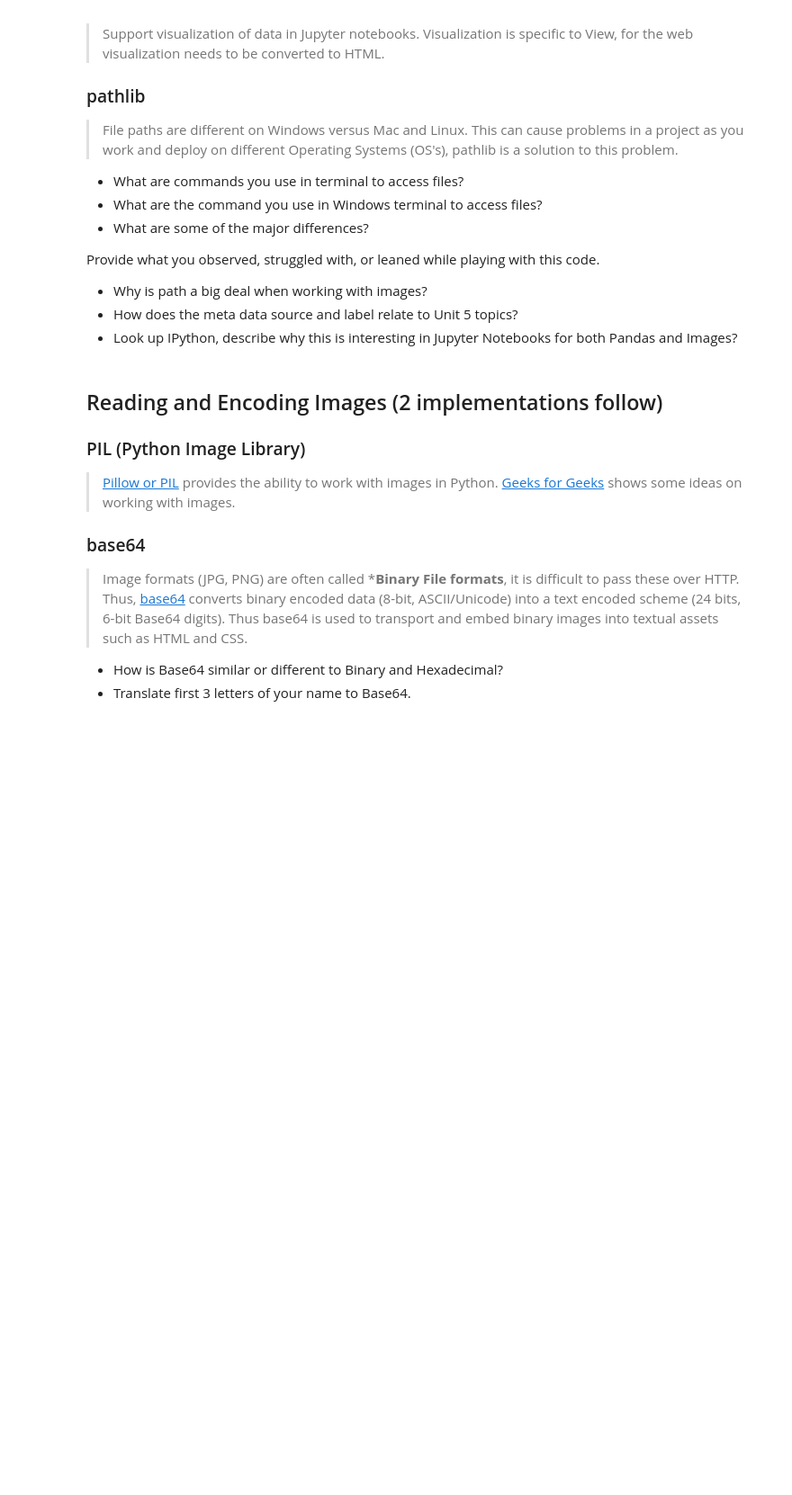
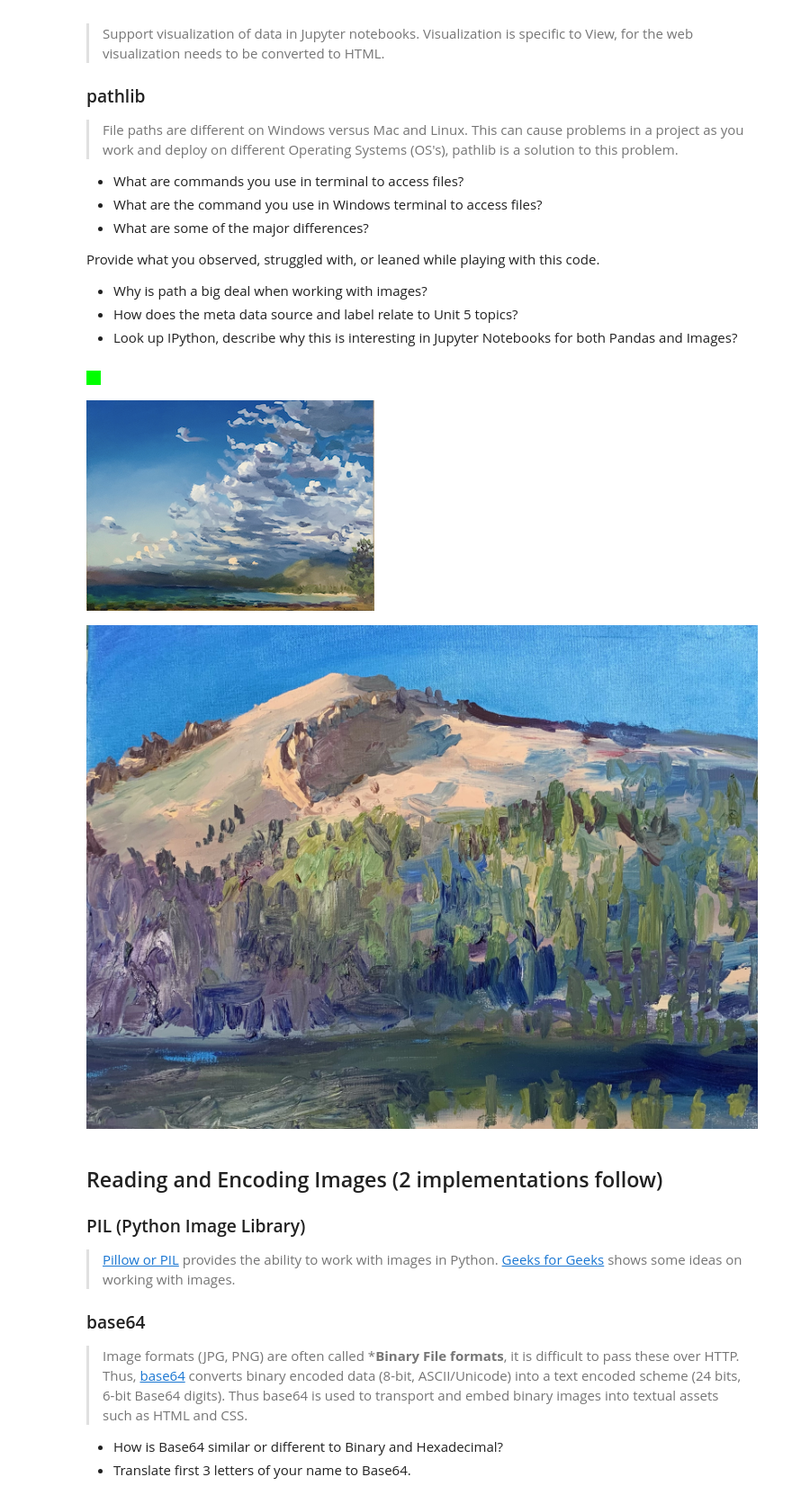
Before and after one commit to DreamerBlock/L, a Jupyter notebook: _notebooks/2023-03-07-AP-unit2-2.ipynb, the cells around one changed output. Shown at 90% size. Cells and saved outputs as stored; diff of their text form; code cells hidden in the pictures; blank space fills up the shorter version.

```diff
--- a/_notebooks/2023-03-07-AP-unit2-2.ipynb
+++ b/_notebooks/2023-03-07-AP-unit2-2.ipynb
@@ -45,34 +45,38 @@ Provide what you observed, struggled with, or leaned while playing with this cod
 # %%
 
 from IPython.display import Image, display
 from pathlib import Path  # https://medium.com/@ageitgey/python-3-quick-tip-the-easy-way-to-deal-with-file-paths-on-windows-mac-and-linux-11a072b58d5f
 
 # prepares a series of images
 def image_data(path=Path("images/"), images=None):  # path of static images is defaulted
     if images is None:  # default image
         images = [
             {'source': "Peter Carolin", 'label': "Clouds Impression", 'file': "clouds-impression.png"},
-            {'source': "Peter Carolin", 'label': "Lassen Volcano", 'file': "lassen-volcano.jpg"}
+            {'source': "Peter Carolin", 'label': "Lassen Volcano", 'file': "lassen-volcano-original.jpg"}
         ]
     for image in images:
         # File to open
         image['filename'] = path / image['file']  # file with path
     return images
 
 def image_display(images):
     for image in images:
         display(Image(filename=image['filename']))
 
 
 # Run this as standalone tester to see sample data printed in Jupyter terminal
 if __name__ == "__main__":
     # print parameter supplied image
     green_square = image_data(images=[{'source': "Internet", 'label': "Green Square", 'file': "green-square-16.png"}])
     image_display(green_square)
 
     # display default images from image_data()
     default_images = image_data()
     image_display(default_images)
+# %% [output]
+[figure, added]
+[figure, added]
+[figure, added]
 # %% [markdown]
 ## Reading and Encoding Images (2 implementations follow)
 
```
Also changed, not shown: parts of 3 cells of this notebook, 23 other files.
